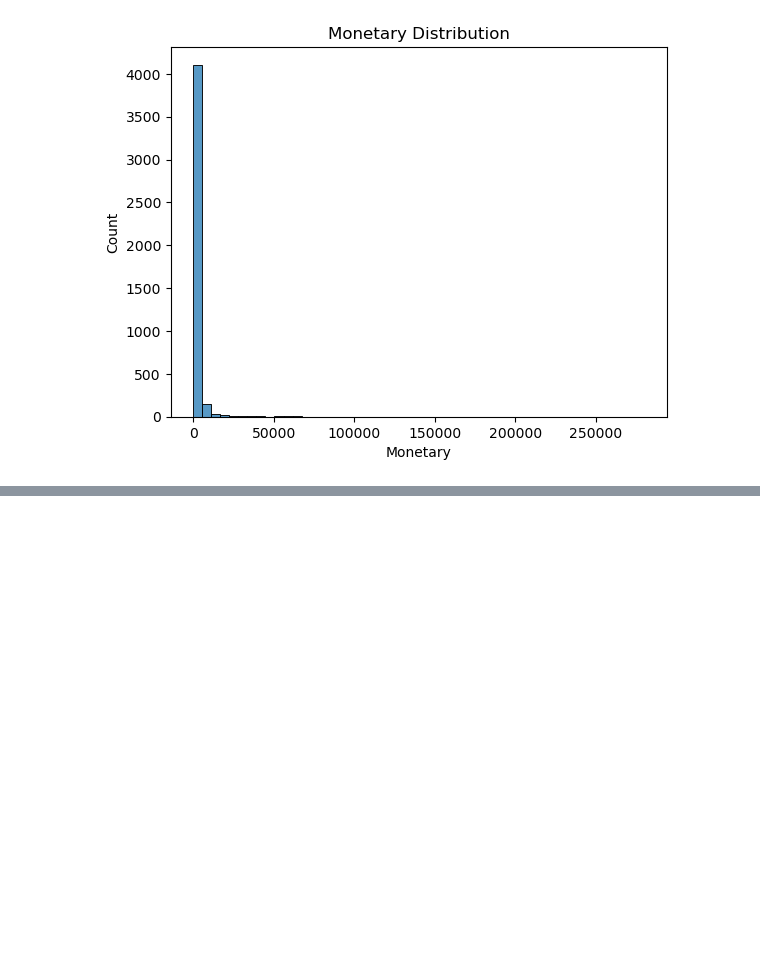
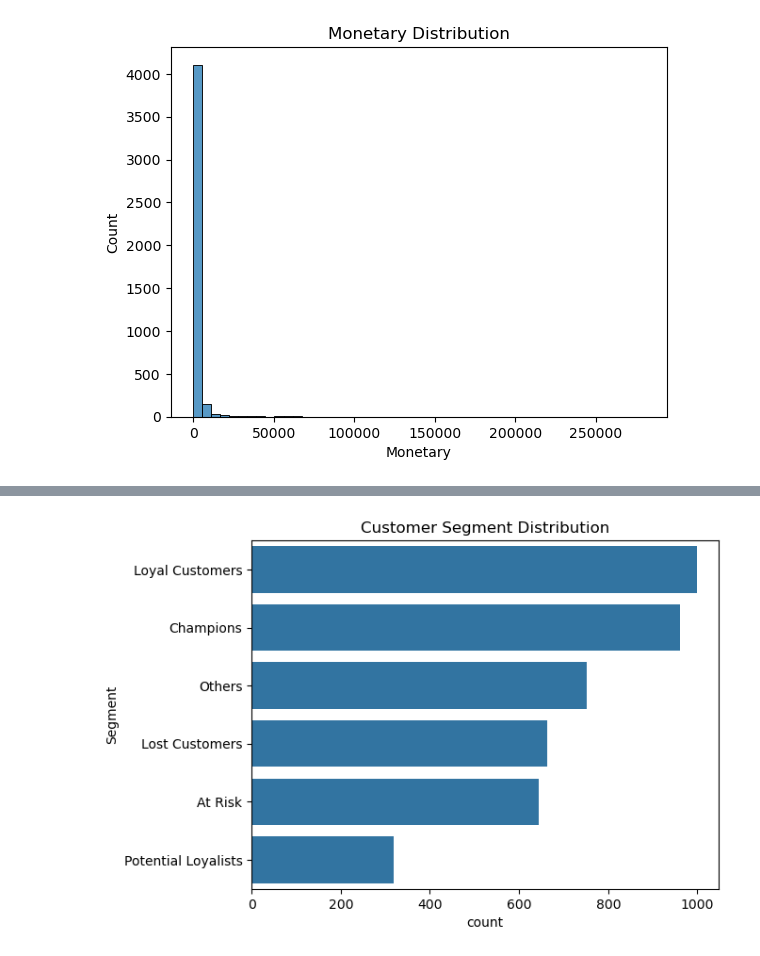
Before and after one commit to Tushar0326/CustIQ-Customer-Segmentation-Retention-Engine, a Jupyter notebook: notebooks/02_rfm_analysis.ipynb, the cells around one changed output, grey strips where cells are left out. Saved outputs shown, nothing was run; the diff lists cells and outputs as text; code cells hidden in the pictures; blank space fills up the shorter version.

```diff
--- a/notebooks/02_rfm_analysis.ipynb
+++ b/notebooks/02_rfm_analysis.ipynb
@@ -52,0 +77,10 @@ plt.show()
+# %%
+rfm[["R_Score", "F_Score", "M_Score"]] = rfm[
+    ["R_Score", "F_Score", "M_Score"]
+].astype(int)
+# %%
+rfm["RFM_Score"] = (
+    rfm["R_Score"].astype(str) +
+    rfm["F_Score"].astype(str) +
+    rfm["M_Score"].astype(str)
+)
@@ -52,0 +89,16 @@ plt.show()
+# %%
+def segment_customer(row):
+    if row["R_Score"] >= 4 and row["F_Score"] >= 4 and row["M_Score"] >= 4:
+        return "Champions"
+    elif row["R_Score"] >= 3 and row["F_Score"] >= 3:
+        return "Loyal Customers"
+    elif row["R_Score"] >= 4 and row["F_Score"] <= 2:
+        return "Potential Loyalists"
+    elif row["R_Score"] <= 2 and row["F_Score"] >= 3:
+        return "At Risk"
+    elif row["R_Score"] == 1:
+        return "Lost Customers"
+    else:
+        return "Others"
+# %%
+rfm["Segment"] = rfm.apply(segment_customer, axis=1)
@@ -52,0 +116,10 @@ plt.show()
+# %%
+sns.countplot(
+    y="Segment",
+    data=rfm,
+    order=rfm["Segment"].value_counts().index
+)
+plt.title("Customer Segment Distribution")
+plt.show()
+# %% [output]
+[figure, added]
```
Also changed, not shown: parts of 9 cells of this notebook, 3 other files.
